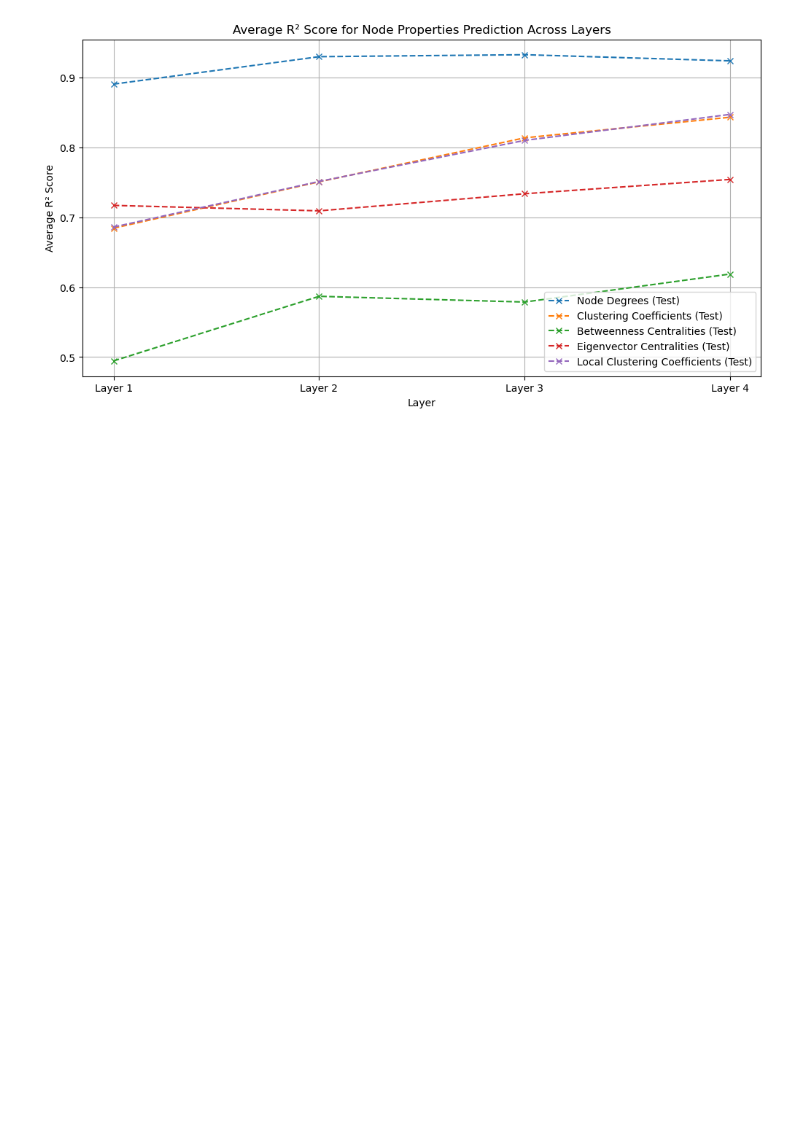
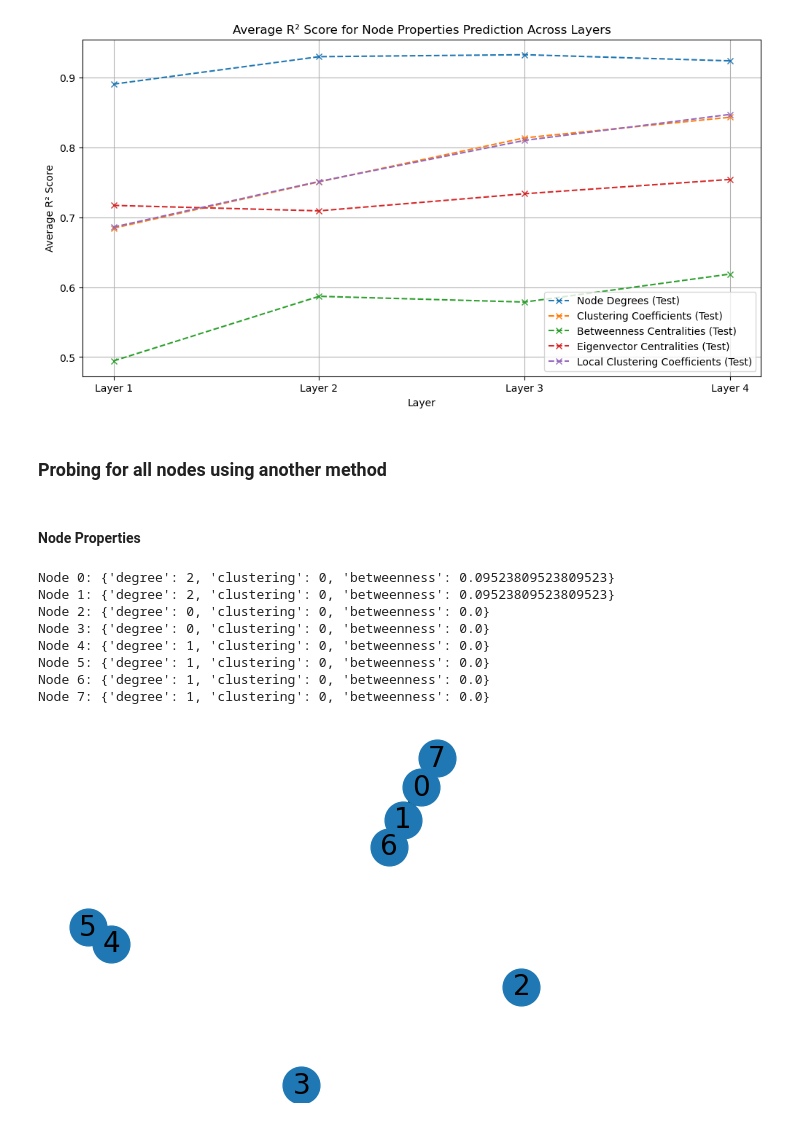
Before and after one commit to TomPelletreauDuris/Probing-GNN-representations, a Jupyter notebook: Probing_GCN.ipynb, the cells around one changed output. Drawn from its saved outputs; the diff is of its cells as text; code cells hidden in the pictures; blank space fills up the shorter version.

```diff
--- a/Probing_GCN.ipynb
+++ b/Probing_GCN.ipynb
@@ -1159,3 +1159,7 @@ plt.xticks(range(len(layers)), [f'Layer {i+1}' for i in layers])
 plt.grid(True)
 # %% [output]
 [figure]
+# %% [markdown]
+### Probing for all nodes using another method
+# %% [markdown]
+#### Node Properties
@@ -1161,0 +1206,56 @@ plt.grid(True)
+# %%
+import networkx as nx
+import matplotlib.pyplot as plt
+
+# Create a new graph
+G = nx.Graph()
+
+# Add edges to create the first component
+edges_component_1 = [(0, 1), (1, 6), (0, 7)]  # Modified component with new connections
+edges_component_2 = [(4, 5)]  # Remaining line component
+
+# Adding all edges to the graph
+G.add_edges_from(edges_component_1 + edges_component_2)
+
+# Define disconnected nodes explicitly
+disconnected_nodes = [2, 3]
+G.add_nodes_from(disconnected_nodes)
+
+# Compute graph properties for connected nodes
+degree = dict(G.degree())
+clustering = nx.clustering(G)
+betweenness = nx.betweenness_centrality(G)
+
+# Initialize properties with zeros for all nodes
+node_properties = [{'degree': 0, 'clustering': 0, 'betweenness': 0} for _ in range(8)]  # Adjusting for 8 nodes total
+
+# Update properties for each connected node in the graph
+for node in G.nodes():
+    node_properties[node] = {
+        'degree': degree.get(node, 0),
+        'clustering': clustering.get(node, 0),
+        'betweenness': betweenness.get(node, 0)
+    }
+
+# Print the properties to see the results
+for i, props in enumerate(node_properties):
+    print(f"Node {i}: {props}")
+
+# Plotting the graph
+pos = nx.spring_layout(G)  # positions for all nodes
+nx.draw_networkx_nodes(G, pos, node_size=700)
+nx.draw_networkx_edges(G, pos, edgelist=edges_component_1 + edges_component_2, width=6)
+nx.draw_networkx_labels(G, pos, font_size=20, font_family="sans-serif")
+
+plt.axis('off')  # Turn off the axis
+plt.show()
+# %% [output]
+Node 0: {'degree': 2, 'clustering': 0, 'betweenness': 0.09523809523809523}
+Node 1: {'degree': 2, 'clustering': 0, 'betweenness': 0.09523809523809523}
+Node 2: {'degree': 0, 'clustering': 0, 'betweenness': 0.0}
+Node 3: {'degree': 0, 'clustering': 0, 'betweenness': 0.0}
+Node 4: {'degree': 1, 'clustering': 0, 'betweenness': 0.0}
+Node 5: {'degree': 1, 'clustering': 0, 'betweenness': 0.0}
+Node 6: {'degree': 1, 'clustering': 0, 'betweenness': 0.0}
+Node 7: {'degree': 1, 'clustering': 0, 'betweenness': 0.0}
+[figure, added]
```
Also changed, not shown: parts of 1 cell of this notebook, 1 other file.
